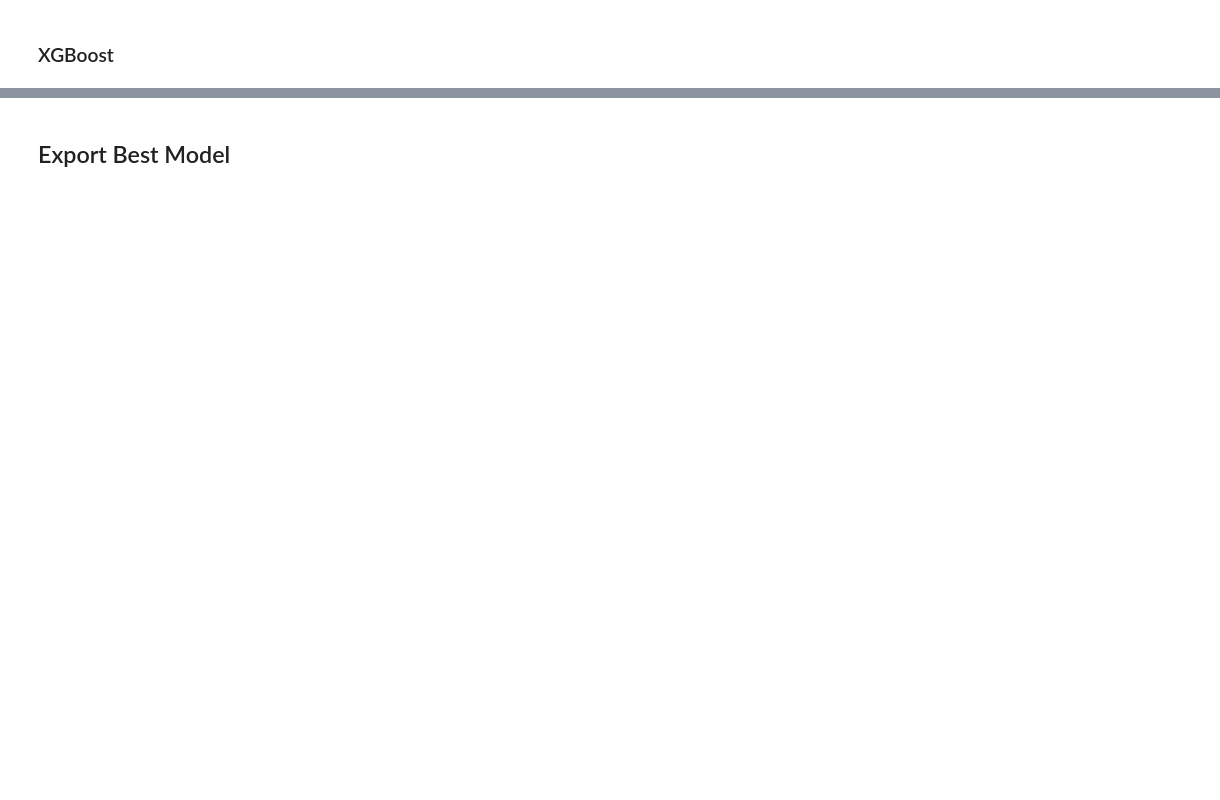
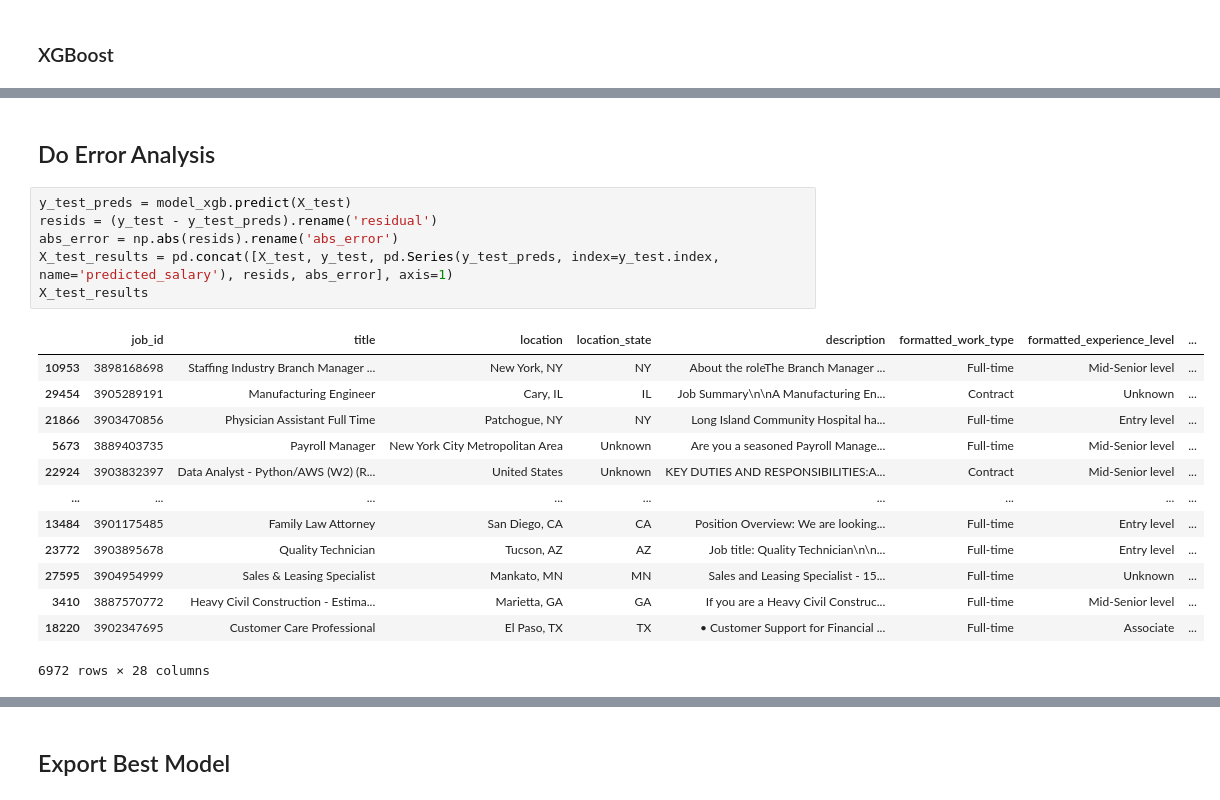
Before and after one commit to nginyc/job_posting_salary_prediction, a Jupyter notebook: train_gradient_boosting_model.ipynb, the cells around one changed output, grey strips where cells are left out. Drawn from its saved outputs; the diff is of its cells as text; blank space fills up the shorter version.

```diff
--- a/train_gradient_boosting_model.ipynb
+++ b/train_gradient_boosting_model.ipynb
@@ -179,0 +161,22 @@ get_important_features(best_model[0], best_model[-1])
+# %% [markdown]
+## Do Error Analysis
+# %%
+y_test_preds = model_xgb.predict(X_test)
+resids = (y_test - y_test_preds).rename('residual')
+abs_error = np.abs(resids).rename('abs_error')
+X_test_results = pd.concat([X_test, y_test, pd.Series(y_test_preds, index=y_test.index, name='predicted_salary'), resids, abs_error], axis=1)
+X_test_results
+# %% [output]
+|  | job_id | title | location | location_state | description | formatted_work_type | formatted_experience_level | ... |
+| 10953 | 3898168698 | Staffing Industry Branch Manager ... | New York, NY | NY | About the roleThe Branch Manager ... | Full-time | Mid-Senior level | ... |
+| 29454 | 3905289191 | Manufacturing Engineer | Cary, IL | IL | Job Summary\n\nA Manufacturing En... | Contract | Unknown | ... |
+| 21866 | 3903470856 | Physician Assistant Full Time | Patchogue, NY | NY | Long Island Community Hospital ha... | Full-time | Entry level | ... |
+| 5673 | 3889403735 | Payroll Manager | New York City Metropolitan Area | Unknown | Are you a seasoned Payroll Manage... | Full-time | Mid-Senior level | ... |
+| 22924 | 3903832397 | Data Analyst - Python/AWS (W2) (R... | United States | Unknown | KEY DUTIES AND RESPONSIBILITIES:A... | Contract | Mid-Senior level | ... |
+| ... | ... | ... | ... | ... | ... | ... | ... | ... |
+| 13484 | 3901175485 | Family Law Attorney | San Diego, CA | CA | Position Overview: We are looking... | Full-time | Entry level | ... |
+| 23772 | 3903895678 | Quality Technician | Tucson, AZ | AZ | Job title: Quality Technician\n\n... | Full-time | Entry level | ... |
+| 27595 | 3904954999 | Sales & Leasing Specialist | Mankato, MN | MN | Sales and Leasing Specialist - 15... | Full-time | Unknown | ... |
+| 3410 | 3887570772 | Heavy Civil Construction - Estima... | Marietta, GA | GA | If you are a Heavy Civil Construc... | Full-time | Mid-Senior level | ... |
+| 18220 | 3902347695 | Customer Care Professional | El Paso, TX | TX | • Customer Support for Financial ... | Full-time | Associate | ... |
+6972 rows × 28 columns
```
Also changed, not shown: parts of 20 cells of this notebook, 5 other files.
